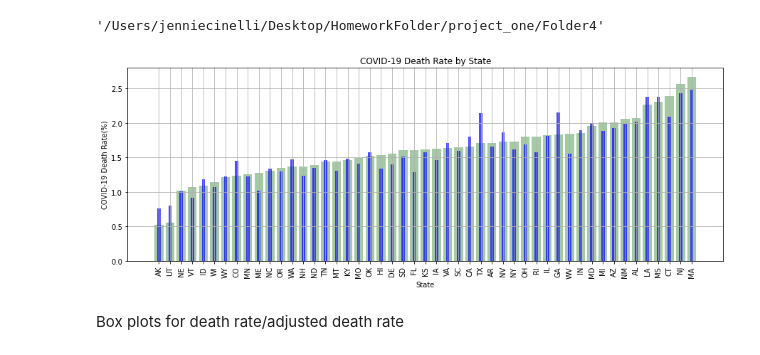
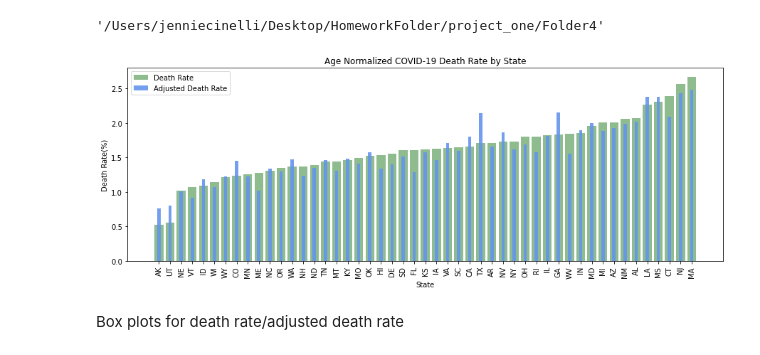
Before and after one commit to jenniecinelli/project_one, a Jupyter notebook: Folder4/Master.ipynb, the cells around one changed output. Drawn from its saved outputs; the diff is of its cells as text; code cells hidden in the pictures.

```diff
--- a/Folder4/Master.ipynb
+++ b/Folder4/Master.ipynb
@@ -166,17 +167,18 @@ death_rate = dfff["Cum_Covid_19_Death_Rate"]
 states = dfff["State"]
 # %%
 plt.figure(figsize=(15,5))
-plt.bar(states,death_rate, color='darkseagreen',alpha=0.8)
-plt.bar(states,adj_death_rate, color='blue',alpha=0.7,width=0.3)
-plt.grid(True)
-plt.title('COVID-19 Death Rate by State')
-plt.ylabel('COVID-19 Death Rate(%)')
+plt.bar(states,death_rate, label='Death Rate', color='darkseagreen')
+plt.bar(states,adj_death_rate, label = 'Adjusted Death Rate', color='cornflowerblue', alpha=.9, width=0.3)
+#plt.grid(True, color='lightgrey')
+plt.title('Age Normalized COVID-19 Death Rate by State')
+plt.ylabel('Death Rate(%)')
 plt.xlabel('State')
+plt.legend()
 plt.xticks(rotation = 90)
-plt.savefig("Output/death-rate-by-state-adjusted.png")
+#plt.savefig("Output/death-rate-by-state-adjusted.png")
 plt.show()
 # %% [output]
-[figure, old version]
+[figure, new version]
 # %% [markdown]
 Box plots for death rate/adjusted death rate
 # %%
```
Also changed, not shown: parts of 12 cells of this notebook, 6 other files.
